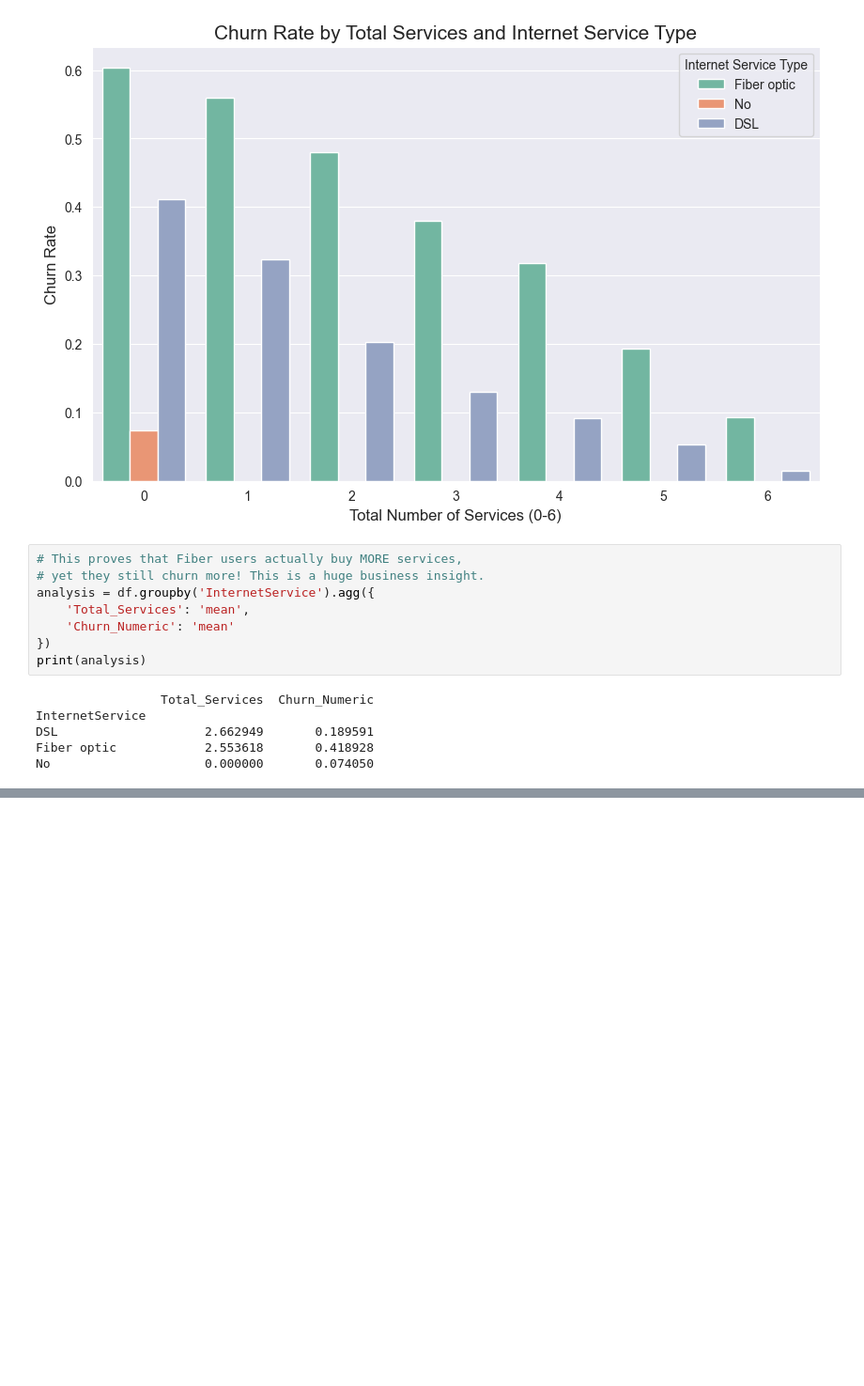
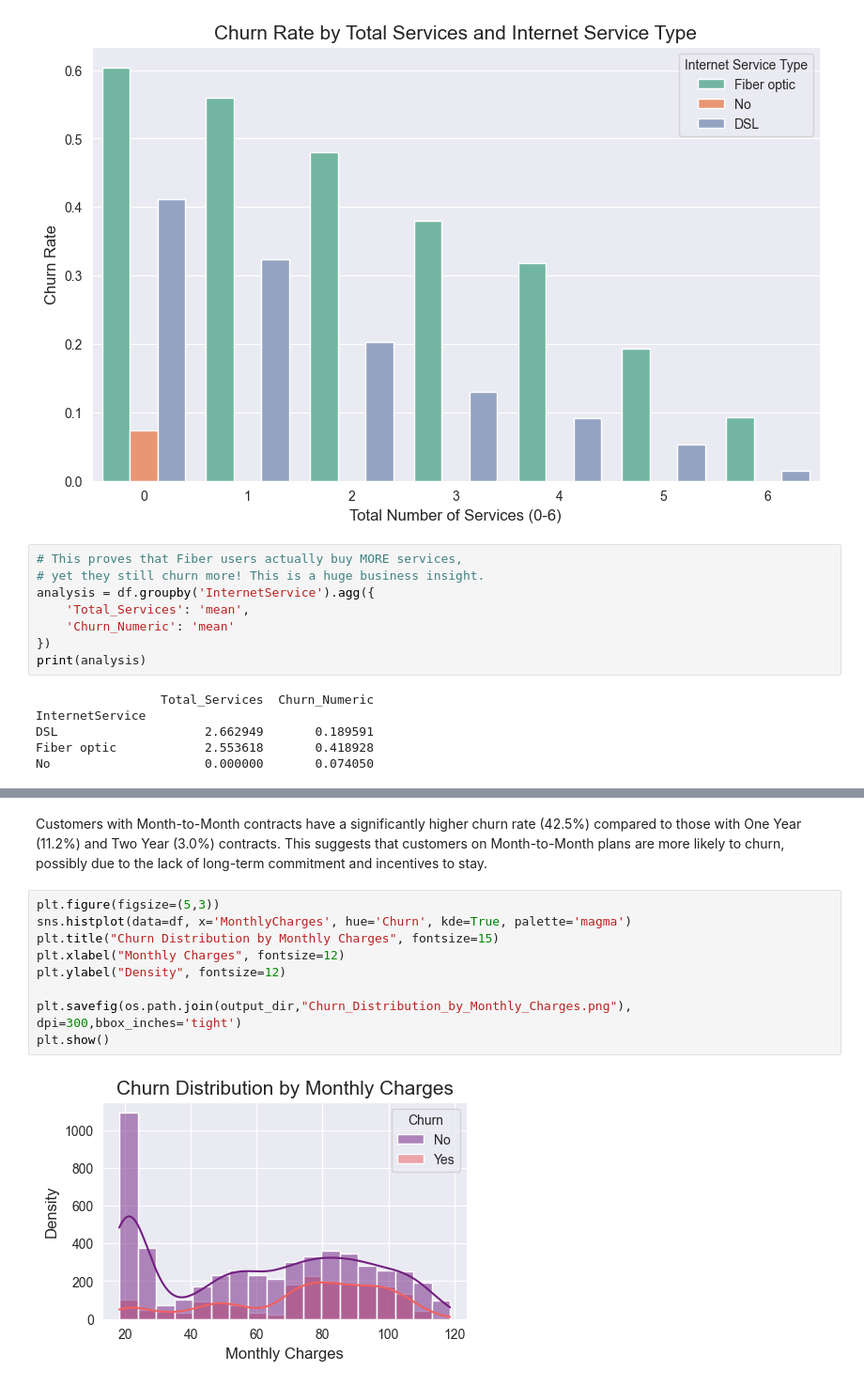
Before and after one commit to Md-Shahzaib-Raza/Customer-Segmentation-Churn-Analysis, a Jupyter notebook: notebooks/01_eda_and_cleaning.ipynb, the cells around one changed output, grey strips where cells are left out. Shown at 94% size. Saved outputs shown, nothing was run; the diff lists cells and outputs as text; blank space fills up the shorter version.

```diff
--- a/notebooks/01_eda_and_cleaning.ipynb
+++ b/notebooks/01_eda_and_cleaning.ipynb
@@ -246,0 +269,13 @@ No                     0.000000       0.074050
+# %% [markdown]
+Customers with Month-to-Month contracts have a significantly higher churn rate (42.5%) compared to those with One Year (11.2%) and Two Year (3.0%) contracts. This suggests that customers on Month-to-Month plans are more likely to churn, possibly due to the lack of long-term commitment and incentives to stay.
+# %%
+plt.figure(figsize=(5,3))
+sns.histplot(data=df, x='MonthlyCharges', hue='Churn', kde=True, palette='magma')
+plt.title("Churn Distribution by Monthly Charges", fontsize=15)
+plt.xlabel("Monthly Charges", fontsize=12)
+plt.ylabel("Density", fontsize=12)
+
+plt.savefig(os.path.join(output_dir,"Churn_Distribution_by_Monthly_Charges.png"), dpi=300,bbox_inches='tight')
+plt.show()
+# %% [output]
+[figure, added]
```
Also changed, not shown: parts of 4 cells of this notebook, 4 other files.
